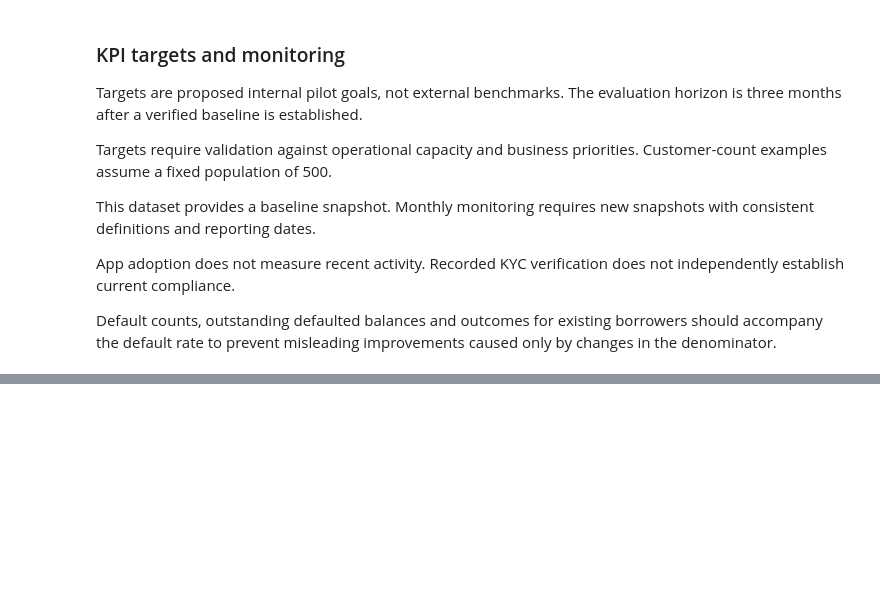
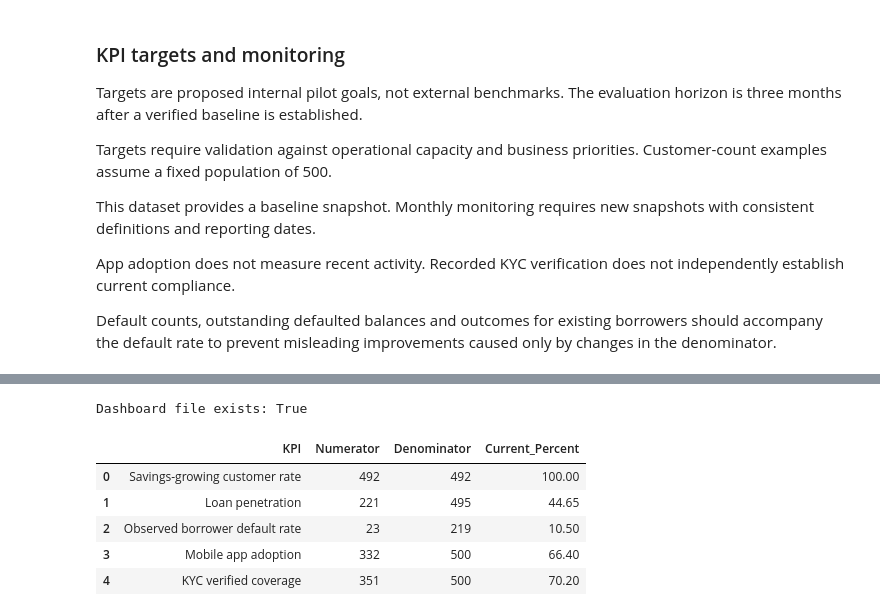
Before and after one commit to nvtharindukothalawala-tech/FinSight-Customer-Analytics, a Jupyter notebook: notebooks/01_data_cleaning.ipynb, the cells around one changed output, grey strips where cells are left out. Cells and saved outputs as stored; diff of their text form; code cells hidden in the pictures; blank space fills up the shorter version.

```diff
--- a/notebooks/01_data_cleaning.ipynb
+++ b/notebooks/01_data_cleaning.ipynb
@@ -2471,0 +2474,18 @@ print("Saved:", kpi_path)
+# %%
+kpi_path = project_folder / "data" / "dashboard" / "kpi_summary.csv"
+
+print("Dashboard file exists:", kpi_path.exists())
+
+display(
+    kpi_table[
+        ["KPI", "Numerator", "Denominator", "Current_Percent"]
+    ].round(2)
+)
+# %% [output]
+Dashboard file exists: True
+|  | KPI | Numerator | Denominator | Current_Percent |
+| 0 | Savings-growing customer rate | 492 | 492 | 100.00 |
+| 1 | Loan penetration | 221 | 495 | 44.65 |
+| 2 | Observed borrower default rate | 23 | 219 | 10.50 |
+| 3 | Mobile app adoption | 332 | 500 | 66.40 |
+| 4 | KYC verified coverage | 351 | 500 | 70.20 |
```
Also changed, not shown: parts of 8 cells of this notebook, 1 other file.
